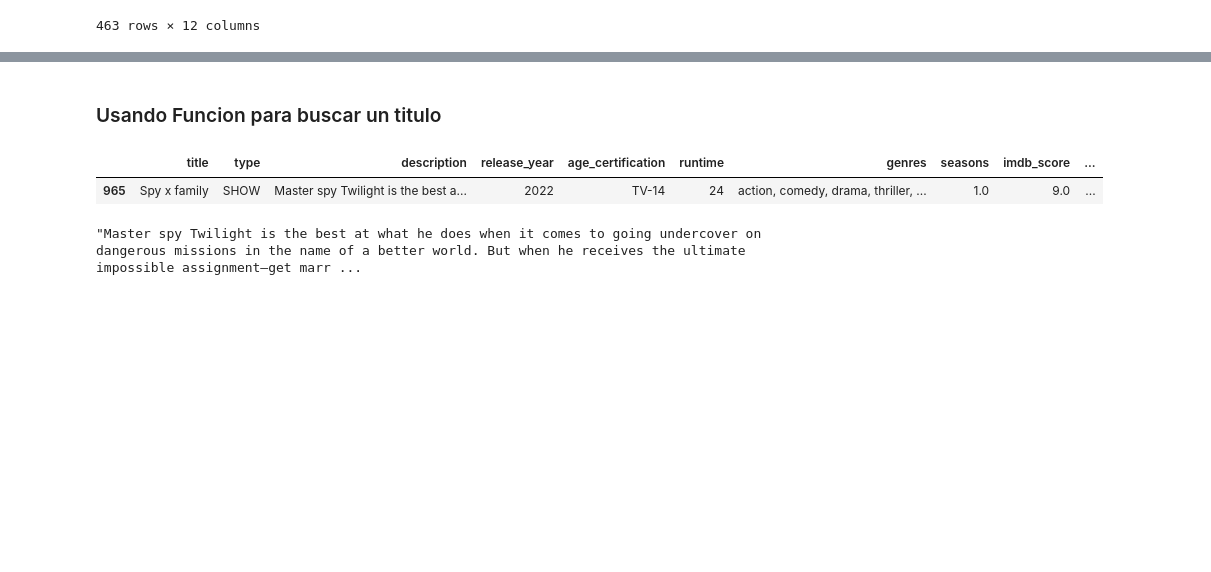
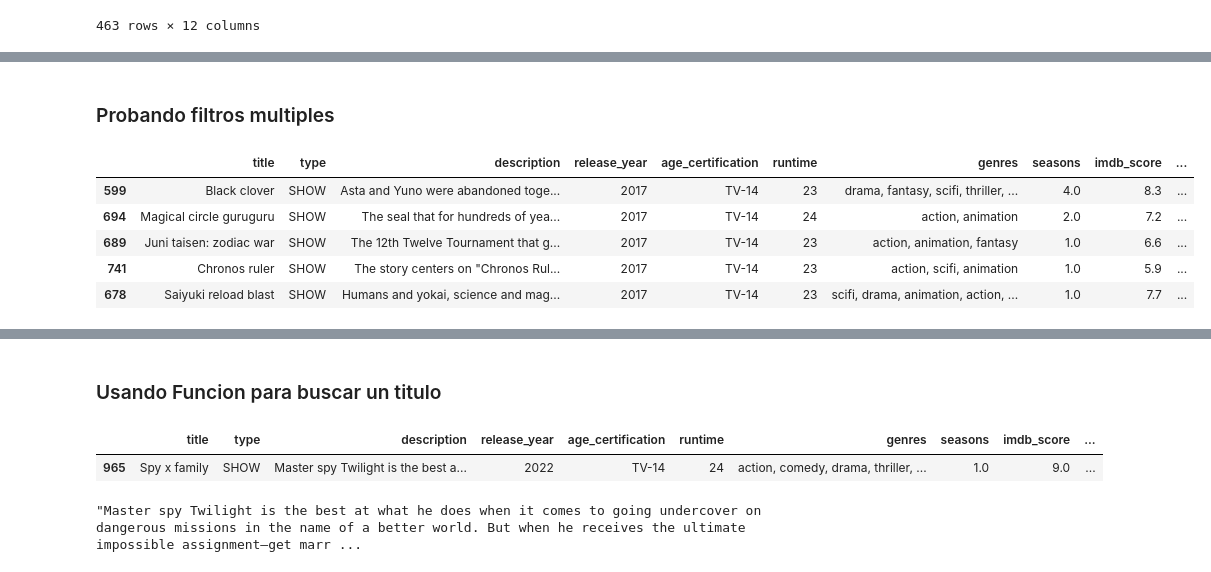
Before and after one commit to Eva02Daruma/presentacion-de-IA, a Jupyter notebook: main.ipynb, the cells around one changed output, grey strips where cells are left out. Saved outputs shown, nothing was run; the diff lists cells and outputs as text; code cells hidden in the pictures; blank space fills up the shorter version.

Commit message:
mas filtros añadidos

```diff
--- a/main.ipynb
+++ b/main.ipynb
@@ -218,9 +248,9 @@ Para poder filtrar facilmente los titulos se crearon estas dos funciones
 2. solocontainsFun para poder filtrar en titulos que solo tengan el genero que se busca
 # %%
 #Para filtrar
-def multicontainsFun(tipoStr = "" , data = pd.DataFrame , column = 'genres'):
-   return data[data[column].str.contains(tipoStr)]
+def multicontainsFun(tipoStr = "" , column = 'genres'):
+   return titulos[titulos[column].str.contains(tipoStr)]
 
-def solocontainsFun(tipoStr = "" , data = pd.DataFrame , column = 'genres'):
-   return data[data[column] == tipoStr]
+def solocontainsFun(tipoStr = "", column = 'genres'):
+   return titulos[titulos[column] == tipoStr]
 # %%
@@ -241,0 +276,27 @@ multicontainsFun(tipoStr='action',data=titulos , column='genres').sort_values(by
+# %%
+
+#Para filtro solo
+def filtroYear(year = "" ,fromD = ""):
+    inst = "Instruccions : \n year -> is the year (int) you want titles from  \n fromD -> options are 'before' or 'after' "
+    try:
+        if fromD == 'before':
+             return titulos[titulos['release_year'] < int(year)].sort_values(by='release_year', ascending = False)
+        elif fromD == 'after':
+             return titulos[titulos['release_year'] >= int(year)].sort_values(by='release_year', ascending = True)
+        else:
+            return print(f"please Try Again with correct values !! \n {inst}")
+    except Exception as e:
+        return print(f"Error : \n {e} \n {inst}")
+
+#Para filtro dentro de un filtro
+def mdfiltroYear(year = "" ,fromD = "" , data= ""):
+    inst = "Instruccions : \n year -> is the year (int) you want titles from  \n fromD -> options are 'before' or 'after' "
+    try:
+        if fromD == 'before':
+             return data[data['release_year'] < int(year)].sort_values(by='release_year', ascending = False)
+        elif fromD == 'after':
+             return data[data['release_year'] >= int(year)].sort_values(by='release_year', ascending = True)
+        else:
+            return print(f"please Try Again with correct values !! \n {inst}")
+    except Exception as e:
+        return print(f"Error : \n {e} \n {inst}")
@@ -241,0 +319,13 @@ multicontainsFun(tipoStr='action',data=titulos , column='genres').sort_values(by
+# %% [markdown]
+### Probando filtros multiples
+# %%
+# Este ejemplo muestra un filtro de un filtro en este caso los titulos que contienen accion dentro del filtro titulos despues del año 2017
+data = pd.DataFrame( multicontainsFun(tipoStr='action', column='genres'))
+mdfiltroYear(year= "2017" , fromD="after",data=data).head()
+# %% [output]
+|  | title | type | description | release_year | age_certification | runtime | genres | seasons | imdb_score | ... |
+| 599 | Black clover | SHOW | Asta and Yuno were abandoned toge... | 2017 | TV-14 | 23 | drama, fantasy, scifi, thriller, ... | 4.0 | 8.3 | ... |
+| 694 | Magical circle guruguru | SHOW | The seal that for hundreds of yea... | 2017 | TV-14 | 24 | action, animation | 2.0 | 7.2 | ... |
+| 689 | Juni taisen: zodiac war | SHOW | The 12th Twelve Tournament that g... | 2017 | TV-14 | 23 | action, animation, fantasy | 1.0 | 6.6 | ... |
+| 741 | Chronos ruler | SHOW | The story centers on "Chronos Rul... | 2017 | TV-14 | 23 | action, scifi, animation | 1.0 | 5.9 | ... |
+| 678 | Saiyuki reload blast | SHOW | Humans and yokai, science and mag... | 2017 | TV-14 | 23 | scifi, drama, animation, action, ... | 1.0 | 7.7 | ... |
```
Also changed, not shown: parts of 15 cells of this notebook.
